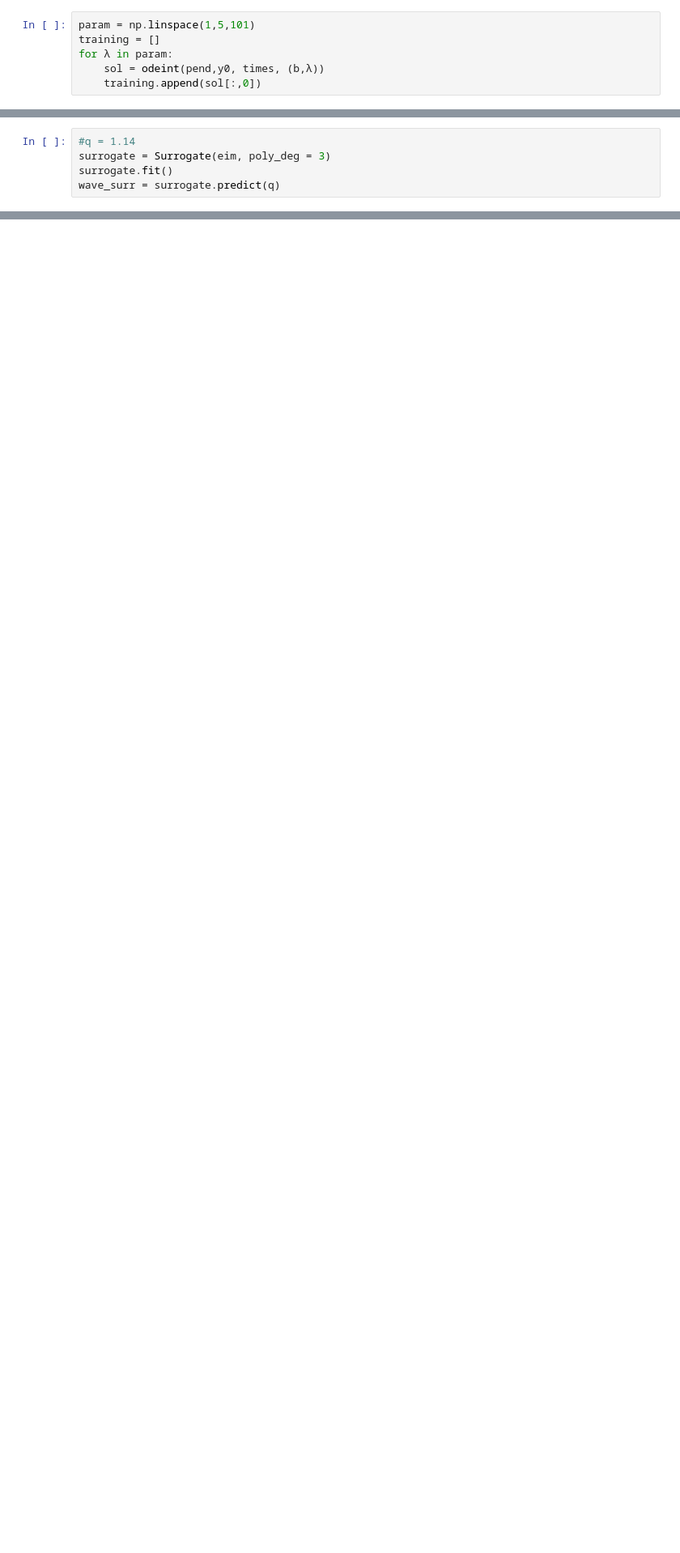
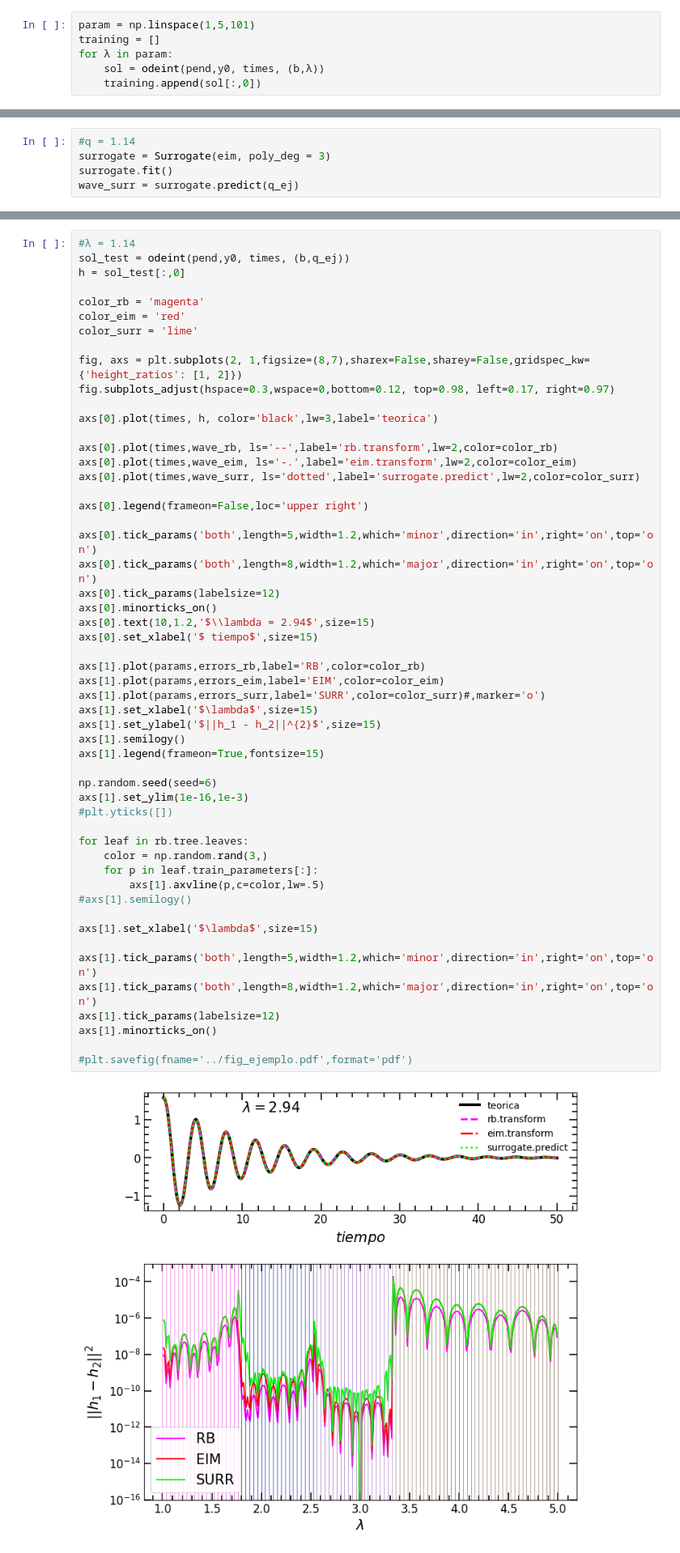
Before and after one commit to francocerino/scikit-reducedmodel, a Jupyter notebook: informe.ipynb, the cells around one changed output, grey strips where cells are left out. Shown at 81% size. Drawn from its saved outputs; the diff is of its cells as text; blank space fills up the shorter version.

```diff
--- a/informe.ipynb
+++ b/informe.ipynb
@@ -99,6 +95,6 @@ plt.plot(times, h)
 #q = 1.14
 surrogate = Surrogate(eim, poly_deg = 3)
 surrogate.fit()
-wave_surr = surrogate.predict(q)
+wave_surr = surrogate.predict(q_ej)
 # %%
 #λ = 1.14
@@ -211,0 +195,55 @@ NameError: name 'ts_test_normalized' is not defined
+# %%
+#λ = 1.14
+sol_test = odeint(pend,y0, times, (b,q_ej))
+h = sol_test[:,0]
+
+color_rb = 'magenta'
+color_eim = 'red'
+color_surr = 'lime'
+
+fig, axs = plt.subplots(2, 1,figsize=(8,7),sharex=False,sharey=False,gridspec_kw={'height_ratios': [1, 2]})
+fig.subplots_adjust(hspace=0.3,wspace=0,bottom=0.12, top=0.98, left=0.17, right=0.97)
+
+axs[0].plot(times, h, color='black',lw=3,label='teorica')
+
+axs[0].plot(times,wave_rb, ls='--',label='rb.transform',lw=2,color=color_rb)
+axs[0].plot(times,wave_eim, ls='-.',label='eim.transform',lw=2,color=color_eim)
+axs[0].plot(times,wave_surr, ls='dotted',label='surrogate.predict',lw=2,color=color_surr)
+
+axs[0].legend(frameon=False,loc='upper right')
+
+axs[0].tick_params('both',length=5,width=1.2,which='minor',direction='in',right='on',top='on')
+axs[0].tick_params('both',length=8,width=1.2,which='major',direction='in',right='on',top='on')
+axs[0].tick_params(labelsize=12)
+axs[0].minorticks_on()
+axs[0].text(10,1.2,'$\\lambda = 2.94$',size=15)
+axs[0].set_xlabel('$ tiempo$',size=15)
+
+axs[1].plot(params,errors_rb,label='RB',color=color_rb)
+axs[1].plot(params,errors_eim,label='EIM',color=color_eim)
+axs[1].plot(params,errors_surr,label='SURR',color=color_surr)#,marker='o')
+axs[1].set_xlabel('$\lambda$',size=15)
+axs[1].set_ylabel('$||h_1 - h_2||^{2}$',size=15)
+axs[1].semilogy()
+axs[1].legend(frameon=True,fontsize=15)
+
+np.random.seed(seed=6)
+axs[1].set_ylim(1e-16,1e-3)
+#plt.yticks([])
+
+for leaf in rb.tree.leaves:
+    color = np.random.rand(3,)
+    for p in leaf.train_parameters[:]:
+        axs[1].axvline(p,c=color,lw=.5)
+#axs[1].semilogy()
+
+axs[1].set_xlabel('$\lambda$',size=15)
+
+axs[1].tick_params('both',length=5,width=1.2,which='minor',direction='in',right='on',top='on')
+axs[1].tick_params('both',length=8,width=1.2,which='major',direction='in',right='on',top='on')
+axs[1].tick_params(labelsize=12)
+axs[1].minorticks_on()
+
+#plt.savefig(fname='../fig_ejemplo.pdf',format='pdf')
+# %% [output]
+[figure, added]
```
Also changed, not shown: parts of 9 cells of this notebook.
